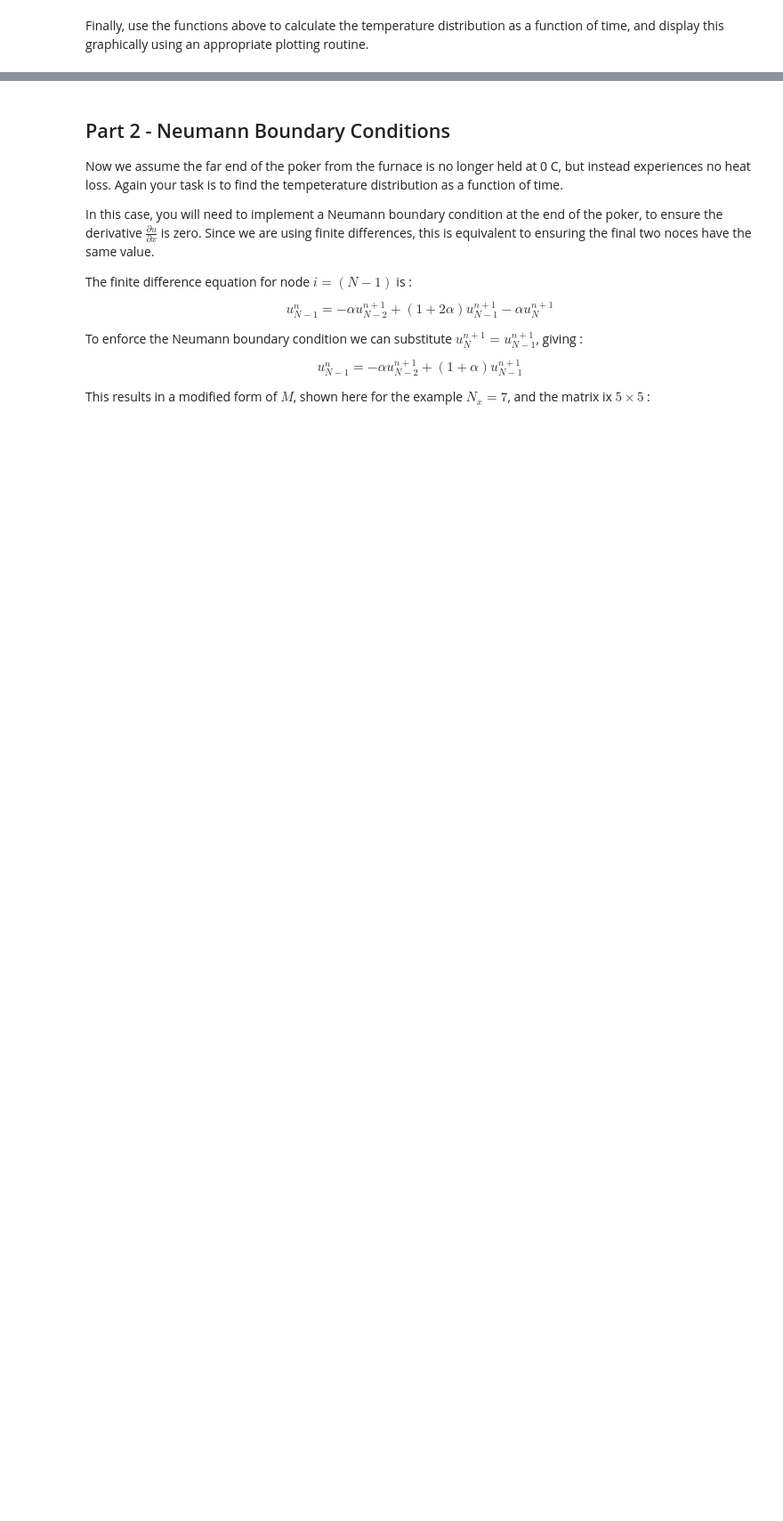
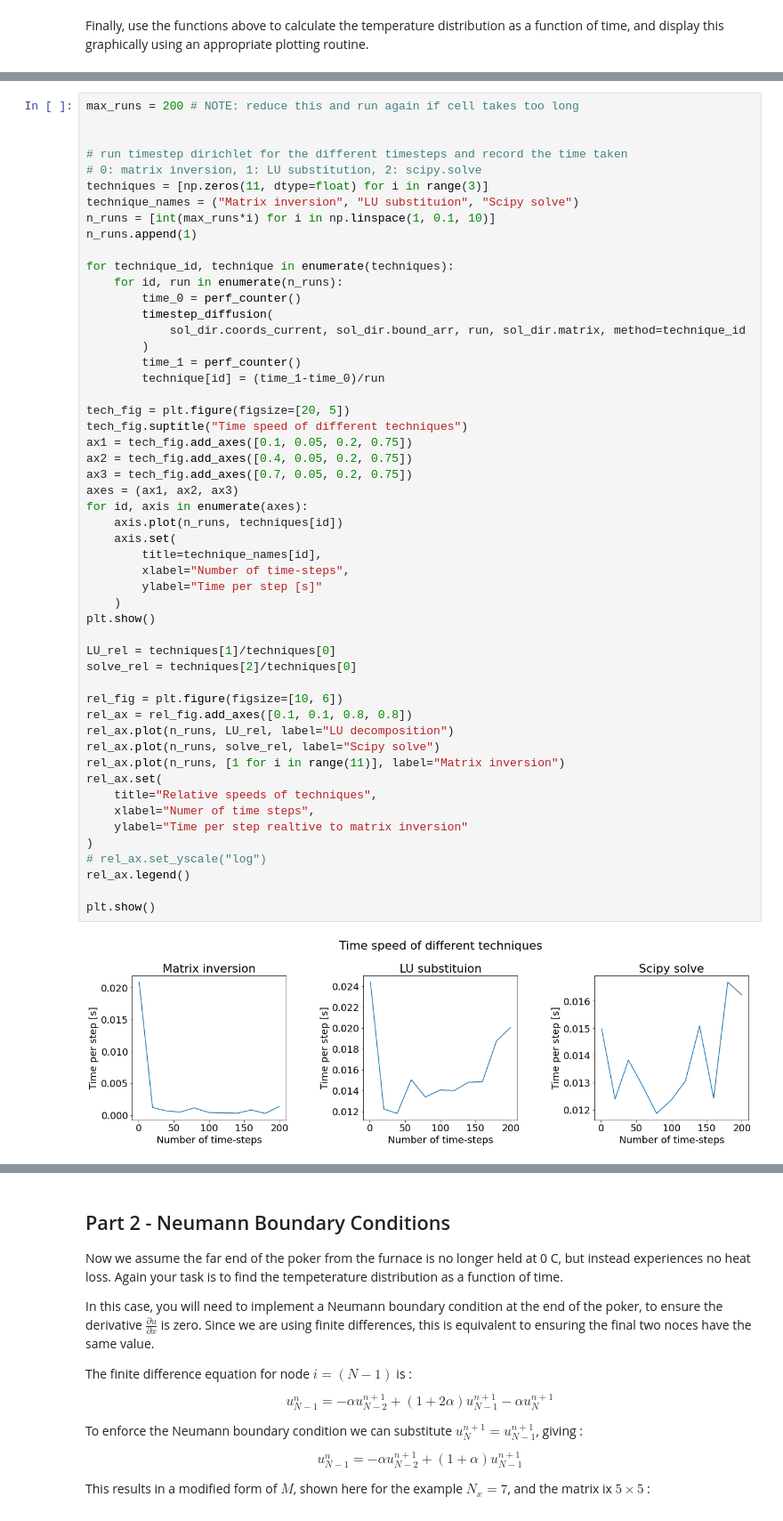
Before and after one commit to tw19816/Uni_2021_2022, a Jupyter notebook: Exercise_3/Exercise-3.ipynb, the cells around one changed output, grey strips where cells are left out. Shown: that part at 89% size. Drawn from its saved outputs; the diff is of its cells as text; blank space fills up the shorter version.

```diff
--- a/Exercise_3/Exercise-3.ipynb
+++ b/Exercise_3/Exercise-3.ipynb
@@ -521,0 +565,54 @@ plt.show()
+# %%
+max_runs = 200 # NOTE: reduce this and run again if cell takes too long
+
+
+# run timestep dirichlet for the different timesteps and record the time taken
+# 0: matrix inversion, 1: LU substitution, 2: scipy.solve
+techniques = [np.zeros(11, dtype=float) for i in range(3)]
+technique_names = ("Matrix inversion", "LU substituion", "Scipy solve")
+n_runs = [int(max_runs*i) for i in np.linspace(1, 0.1, 10)]
+n_runs.append(1)
+
+for technique_id, technique in enumerate(techniques):
+    for id, run in enumerate(n_runs):
+        time_0 = perf_counter()
+        timestep_diffusion(
+            sol_dir.coords_current, sol_dir.bound_arr, run, sol_dir.matrix, method=technique_id
+        )
+        time_1 = perf_counter()
+        technique[id] = (time_1-time_0)/run
+
+tech_fig = plt.figure(figsize=[20, 5])
+tech_fig.suptitle("Time speed of different techniques")
+ax1 = tech_fig.add_axes([0.1, 0.05, 0.2, 0.75])
+ax2 = tech_fig.add_axes([0.4, 0.05, 0.2, 0.75])
+ax3 = tech_fig.add_axes([0.7, 0.05, 0.2, 0.75])
+axes = (ax1, ax2, ax3)
+for id, axis in enumerate(axes):
+    axis.plot(n_runs, techniques[id])
+    axis.set(
+        title=technique_names[id],
+        xlabel="Number of time-steps",
+        ylabel="Time per step [s]"
+    )
+plt.show()
+
+LU_rel = techniques[1]/techniques[0]
+solve_rel = techniques[2]/techniques[0]
+
+rel_fig = plt.figure(figsize=[10, 6])
+rel_ax = rel_fig.add_axes([0.1, 0.1, 0.8, 0.8])
+rel_ax.plot(n_runs, LU_rel, label="LU decomposition")
+rel_ax.plot(n_runs, solve_rel, label="Scipy solve")
+rel_ax.plot(n_runs, [1 for i in range(11)], label="Matrix inversion")
+rel_ax.set(
+    title="Relative speeds of techniques",
+    xlabel="Numer of time steps",
+    ylabel="Time per step realtive to matrix inversion"
+)
+# rel_ax.set_yscale("log")
+rel_ax.legend()
+
+plt.show()
+# %% [output]
+[figure, added]
```
Also changed, not shown: parts of 12 cells of this notebook.
